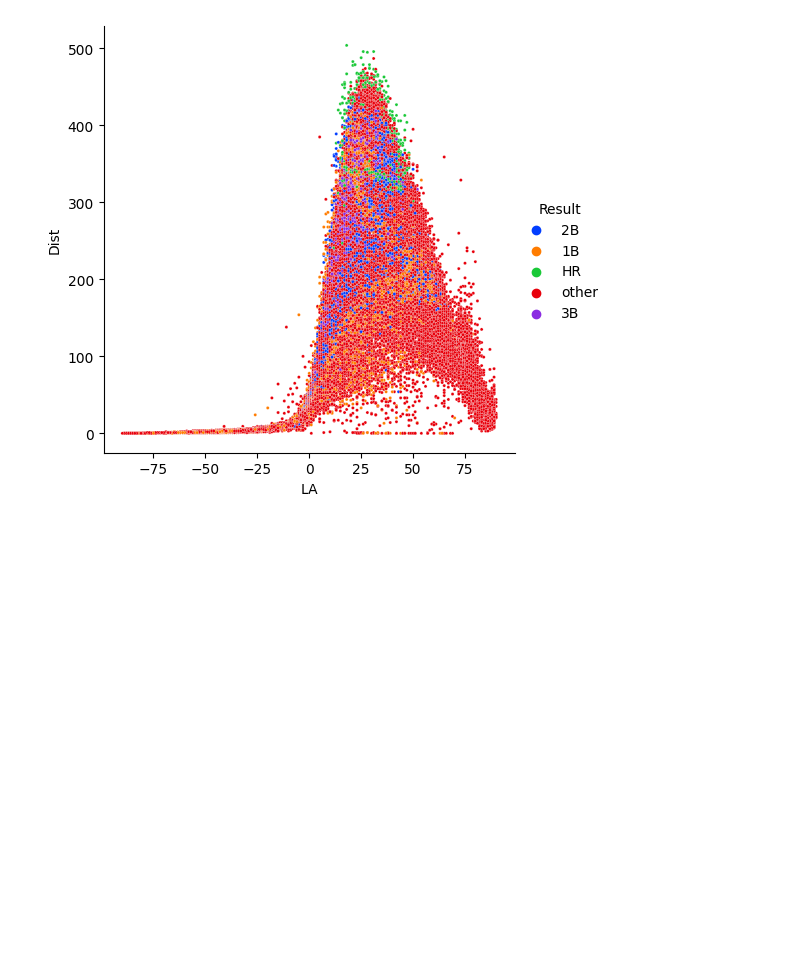
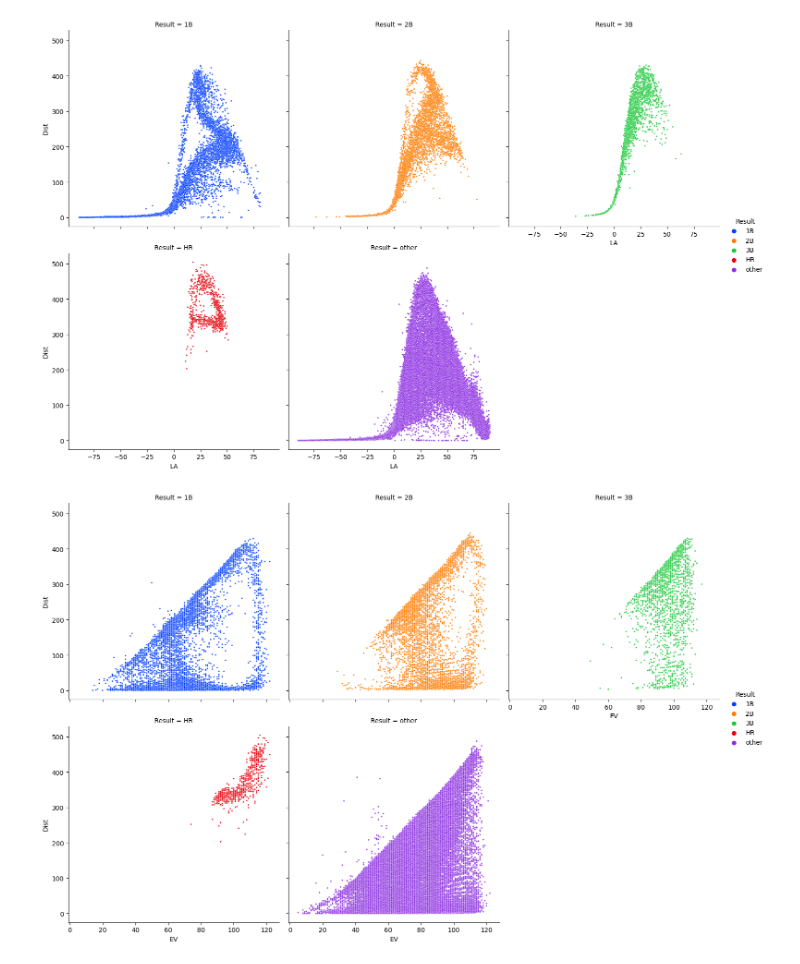
Before and after one commit to brbutler304/savant, a Jupyter notebook: masterlist.ipynb, the cells around one changed output. Cells and saved outputs as stored; diff of their text form; code cells hidden in the pictures; blank space fills up the shorter version.

Commit message:
getting closer... added more plots

```diff
--- a/masterlist.ipynb
+++ b/masterlist.ipynb
@@ -60,7 +60,7 @@ def Result(row):
 
 # cleaning up column naming scheme for aesthetics/clartiy
 
-data.rename(columns={'n_hip':'BBA', 'n_hits':'H', 'hits_per_hip':'AVG', 'woba':'wOBA', 'n_hits_1b':'1B', 'n_hits_2b':'2B', 'n_hits_3b':'3B',
+data.rename(columns={'n_hip':'BBE', 'n_hits':'H', 'hits_per_hip':'AVG', 'woba':'wOBA', 'n_hits_1b':'1B', 'n_hits_2b':'2B', 'n_hits_3b':'3B',
             'n_hits_hr':'HR', 'hits_1b_per_hip':'%1B', 'hits_2b_per_hip':'%2B', 'hits_3b_per_hip':'%3B', 'hits_hr_per_hip':'%HR',
             'avg_distance':'Dist', 'value':'LA', 'exit_velo':'EV', 'h_type':'Result'}, inplace=True)
 
@@ -68,14 +92,21 @@ data = data.assign(Result=data.apply(Result, axis=1))
 # %%
 # trying to create a plot for different hit types for a given year
 
 #sns.relplot(data=data, x='LA', y='AVG', s=5, marker='o', palette='bright', hue='year', alpha=0.5)
 #g = sns.FacetGrid(data, col='year', col_wrap=4, hue='year')
 #g.map(sns.scatterplot, 'EV','Dist', s=5, marker='o')
 
 #g2 = sns.FacetGrid(data, hue='Result', xlim=(-10,80))
 #g2.map(sns.scatterplot, 'LA','Dist', s=5, marker='o')
 
-p1 = sns.relplot(data=data, x='LA', y='Dist', s=5, marker='o', palette='bright', hue='Result')
+order = ['1B', '2B', '3B', 'HR', 'other']
+#p1 = sns.relplot(data=data, x='LA', y='Dist', s=5, marker='o', palette='bright', hue='Result', hue_order=p1_hue, alpha=0.5)
+plotLA = sns.relplot(data=data, x='LA', y='Dist', s=5, marker='o', palette='bright', hue='Result', hue_order=order,
+                   col='Result', col_wrap=3, col_order=order)
+plotEV = sns.relplot(data=data, x='EV', y='Dist', s=5, marker='o', palette='bright', hue='Result', hue_order=order,
+                   col='Result', col_wrap=3, col_order=order)
+#p1_1.tight_layout()
 #plot.map(sns.scatterplot, 'launch_angle','avg_distance', s=10, marker='.')
 # %% [output]
-[figure, old version]
+[figure, new version]
+[figure, added]
```
Also changed, not shown: parts of 7 cells of this notebook.
